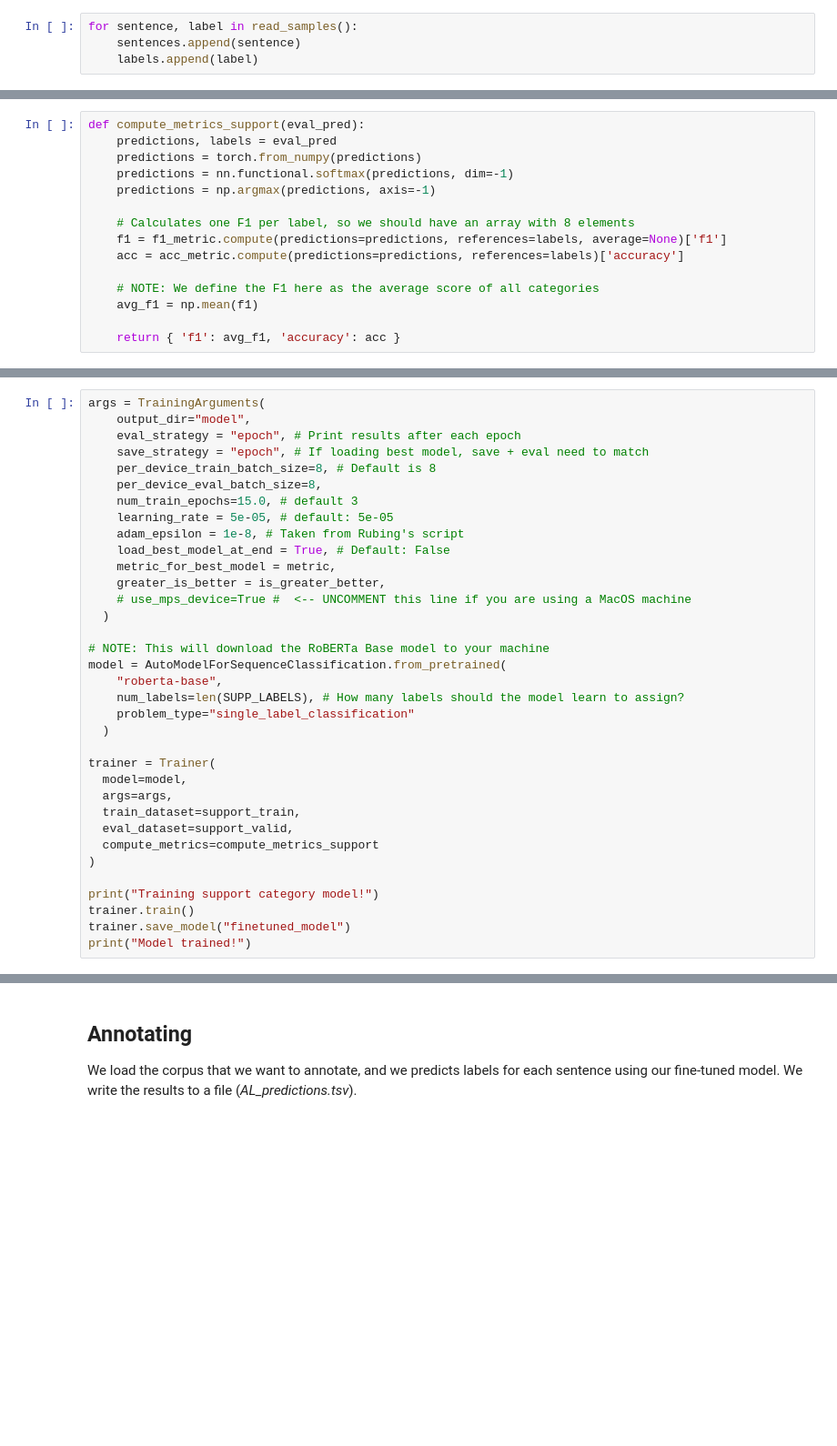
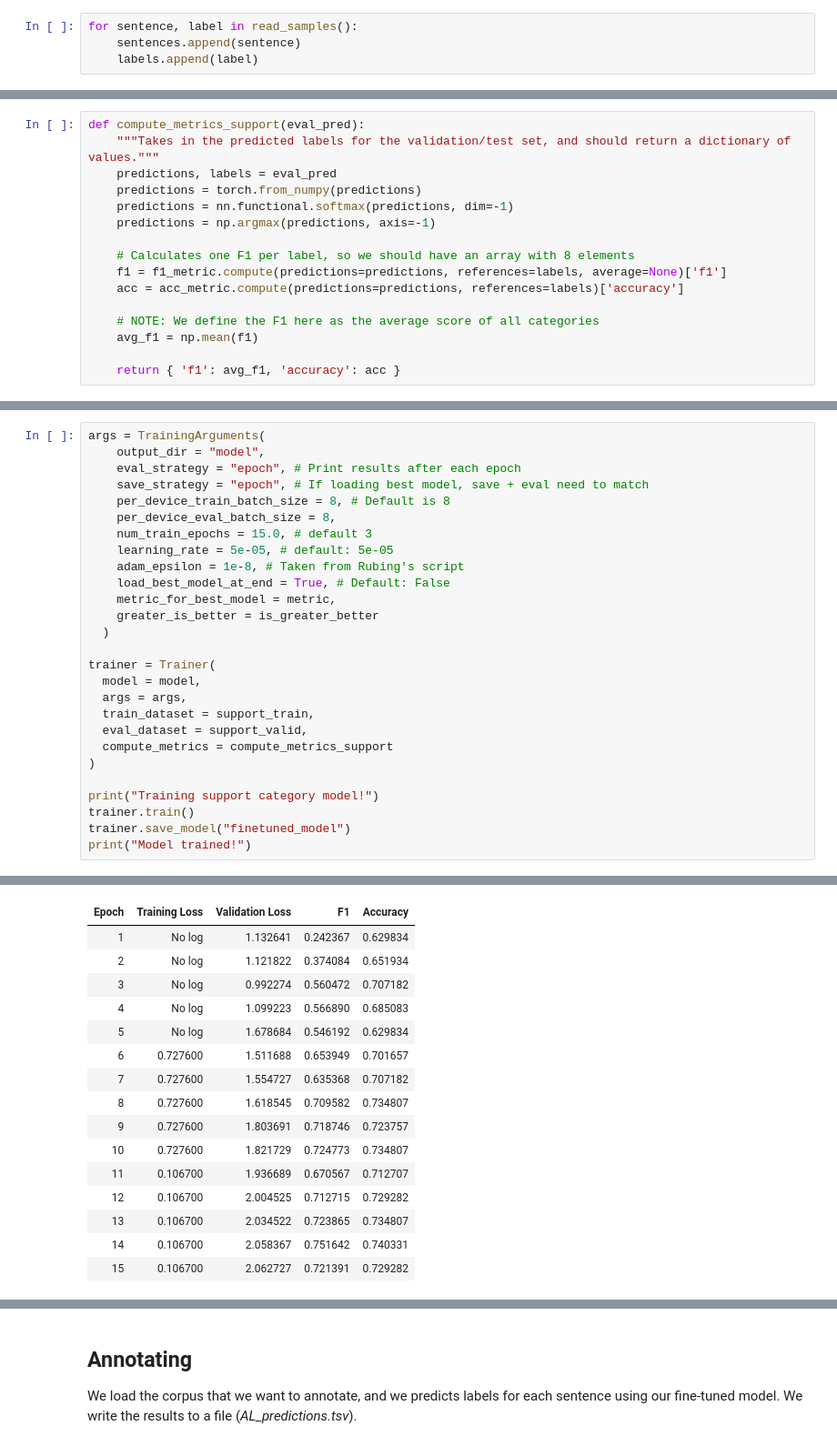
Before and after one commit to IAS-LiU/SICSS-2025, a Jupyter notebook: 03_text_analysis/AL_Workshop.ipynb, the cells around one changed output, grey strips where cells are left out. Shown: that part at 91% size. Drawn from its saved outputs; the diff is of its cells as text; blank space fills up the shorter version.

```diff
--- a/03_text_analysis/AL_Workshop.ipynb
+++ b/03_text_analysis/AL_Workshop.ipynb
@@ -160,6 +239,7 @@ f1_metric = evaluate.load('f1')
 acc_metric = evaluate.load('accuracy')
 # %%
 def compute_metrics_support(eval_pred):
+    """Takes in the predicted labels for the validation/test set, and should return a dictionary of values."""
     predictions, labels = eval_pred
     predictions = torch.from_numpy(predictions)
     predictions = nn.functional.softmax(predictions, dim=-1)
@@ -180,35 +260,28 @@ We can finally train the RoBERTa model ! The following block sets up all the tra
 # %%
 args = TrainingArguments(
-    output_dir="model",
+    output_dir = "model",
     eval_strategy = "epoch", # Print results after each epoch
     save_strategy = "epoch", # If loading best model, save + eval need to match
-    per_device_train_batch_size=8, # Default is 8
-    per_device_eval_batch_size=8,
-    num_train_epochs=15.0, # default 3
+    per_device_train_batch_size = 8, # Default is 8
+    per_device_eval_batch_size = 8,
+    num_train_epochs = 15.0, # default 3
     learning_rate = 5e-05, # default: 5e-05
     adam_epsilon = 1e-8, # Taken from Rubing's script
     load_best_model_at_end = True, # Default: False
     metric_for_best_model = metric,
-    greater_is_better = is_greater_better,
-    # use_mps_device=True #  <-- UNCOMMENT this line if you are using a MacOS machine
-  )
-
-# NOTE: This will download the RoBERTa Base model to your machine
-model = AutoModelForSequenceClassification.from_pretrained(
-    "roberta-base",
-    num_labels=len(SUPP_LABELS), # How many labels should the model learn to assign?
-    problem_type="single_label_classification"
+    greater_is_better = is_greater_better
   )
 
 trainer = Trainer(
-  model=model,
-  args=args,
-  train_dataset=support_train,
-  eval_dataset=support_valid,
-  compute_metrics=compute_metrics_support
+  model = model,
+  args = args,
+  train_dataset = support_train,
+  eval_dataset = support_valid,
+  compute_metrics = compute_metrics_support
 )
 
 print("Training support category model!")
 trainer.train()
 trainer.save_model("finetuned_model")
 print("Model trained!")
+# %% [output]
@@ -214,0 +290,16 @@ print("Model trained!")
+| Epoch | Training Loss | Validation Loss | F1 | Accuracy |
+| 1 | No log | 1.132641 | 0.242367 | 0.629834 |
+| 2 | No log | 1.121822 | 0.374084 | 0.651934 |
+| 3 | No log | 0.992274 | 0.560472 | 0.707182 |
+| 4 | No log | 1.099223 | 0.566890 | 0.685083 |
+| 5 | No log | 1.678684 | 0.546192 | 0.629834 |
+| 6 | 0.727600 | 1.511688 | 0.653949 | 0.701657 |
+| 7 | 0.727600 | 1.554727 | 0.635368 | 0.707182 |
+| 8 | 0.727600 | 1.618545 | 0.709582 | 0.734807 |
+| 9 | 0.727600 | 1.803691 | 0.718746 | 0.723757 |
+| 10 | 0.727600 | 1.821729 | 0.724773 | 0.734807 |
+| 11 | 0.106700 | 1.936689 | 0.670567 | 0.712707 |
+| 12 | 0.106700 | 2.004525 | 0.712715 | 0.729282 |
+| 13 | 0.106700 | 2.034522 | 0.723865 | 0.734807 |
+| 14 | 0.106700 | 2.058367 | 0.751642 | 0.740331 |
+| 15 | 0.106700 | 2.062727 | 0.721391 | 0.729282 |
```
Also changed, not shown: parts of 33 cells of this notebook, 2 other files.
